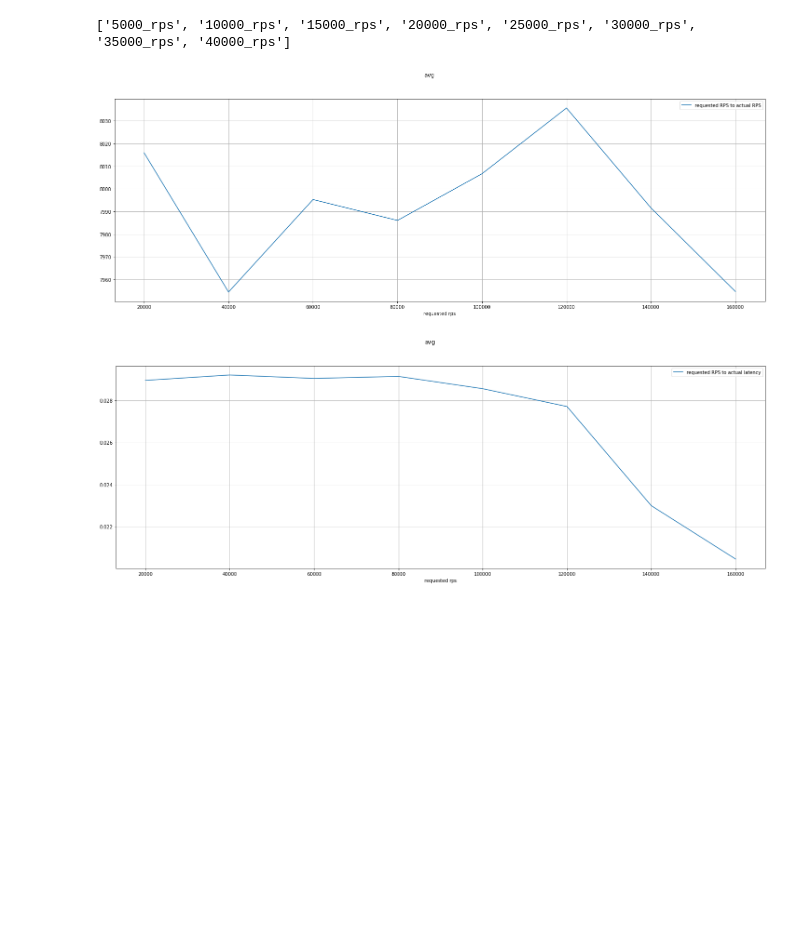
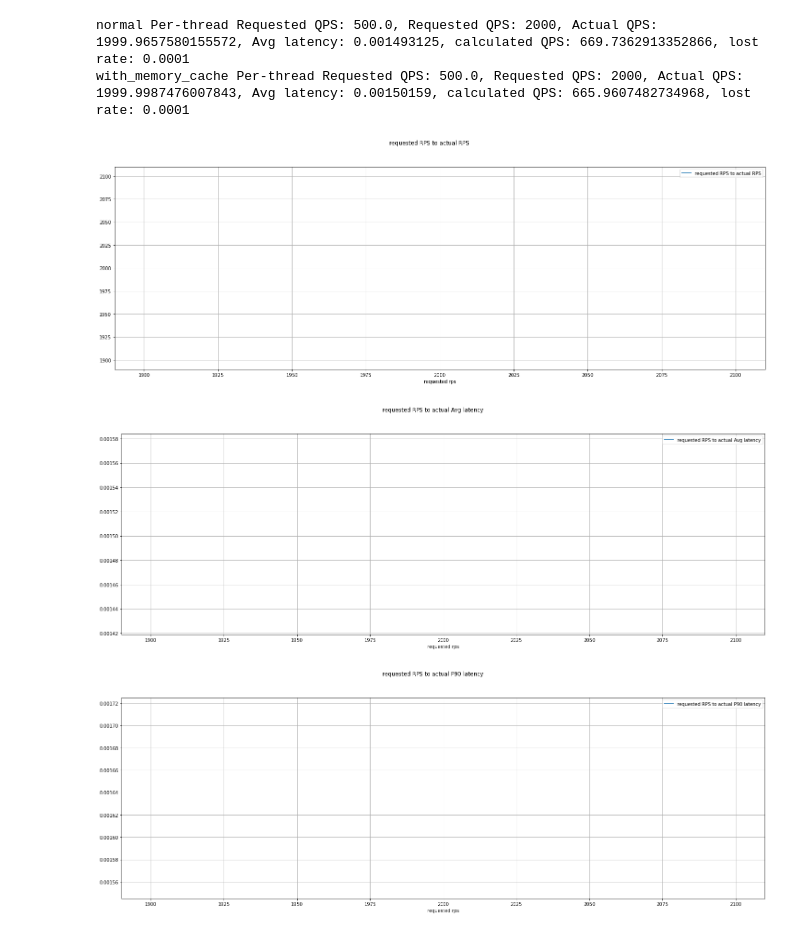
Before and after one commit to soulxu/envoy-benchmark, a Jupyter notebook: envoy_benchmark_suit_plots.ipynb, the cells around one changed output. Drawn from its saved outputs; the diff is of its cells as text; code cells hidden in the pictures; blank space fills up the shorter version.

```diff
--- a/envoy_benchmark_suit_plots.ipynb
+++ b/envoy_benchmark_suit_plots.ipynb
@@ -54,7 +84,7 @@ import json
 import numpy as np
 import os
 
-benchmark_suit_dir = "./example_benchmark_suite"
+benchmark_suit_dir = "./benchmark_memory_test"
 benchmark_result_dir = benchmark_suit_dir + '/results'
 
 labels = []
@@ -64,12 +94,13 @@ data = {}
 
 requested_rps_to_actual_rps = {}
 requested_rps_to_actual_latency = {}
+requested_rps_to_actual_p90_latency = {}
 
 results = list(os.listdir(benchmark_result_dir))
 results.sort()
 
-results = sorted(results, key=lambda r: int(r.split('_')[0]) )
-print(results)
+#results = sorted(results, key=lambda r: int(r.split('_')[0]) )
+
 for benchmark_result in results:
     file_name = benchmark_result_dir + '/' + benchmark_result + '/nighthawk_result.json'
     f = open(file_name)
@@ -77,9 +108,24 @@ for benchmark_result in results:
     requested_rps_to_actual_rps[json_data['RequestedQPS']] = json_data['ActualQPS']
     requested_rps_to_actual_latency[json_data['RequestedQPS']] = json_data['DurationHistogram']['Avg']
 
+    num_requests = json_data['RequestedQPS'] * int(json_data['RequestedDuration'].split('s')[0])
+
+    print("%s Per-thread Requested QPS: %s, Requested QPS: %s, Actual QPS: %s, Avg latency: %s, calculated QPS: %s, lost rate: %.4f" % (
+        benchmark_result,
+        json_data['RequestedQPS']/4,
+        json_data['RequestedQPS'],
+        json_data['ActualQPS'],
+        json_data['DurationHistogram']['Avg'],
+        1 / json_data['DurationHistogram']['Avg'],
+        (num_requests - int(json_data['DurationHistogram']['Count']))/num_requests
+    ))
+    for d in json_data['DurationHistogram']['Percentiles']:
+        if d['Percentile'] == 90:
+            requested_rps_to_actual_p90_latency[json_data['RequestedQPS']] = d['Value']
+
 p1 = [
     {
-        'title': 'avg',
+        'title': 'requested RPS to actual RPS',
         'axs': [
             {
                 'label': 'requested RPS to actual RPS',
@@ -88,35 +134,50 @@ p1 = [
         ]
     }
 ]
 
 p2 = [
     {
-        'title': 'avg',
+        'title': 'requested RPS to actual Avg latency',
         'axs': [
             {
-                'label': 'requested RPS to actual latency',
+                'label': 'requested RPS to actual Avg latency',
                 'map': requested_rps_to_actual_latency
+            }
+        ]
+    }
+]
+
+p3 = [
+    {
+        'title': 'requested RPS to actual P90 latency',
+        'axs': [
+            {
+                'label': 'requested RPS to actual P90 latency',
+                'map': requested_rps_to_actual_p90_latency
             }
         ]
     }
 ]
 
 def generate_plots(everything_):
     for data_maps in everything_:
         fig, axs = plt.subplots(figsize=(25, 8), sharey=True)
         fig.suptitle(data_maps['title'])
         for axs_data in data_maps['axs']:
             axs.plot(list(axs_data['map'].keys()), list(axs_data['map'].values()), label=axs_data['label'])
         axs.grid(True)
         axs.legend()
         axs.set_xlabel('requested rps')
 
 
 generate_plots(p1)
 generate_plots(p2)
+generate_plots(p3)
 
 plt.show()
 # %% [output]
-['5000_rps', '10000_rps', '15000_rps', '20000_rps', '25000_rps', '30000_rps', '35000_rps', '40000_rps']
+normal Per-thread Requested QPS: 500.0, Requested QPS: 2000, Actual QPS: 1999.9657580155572, Avg latency: 0.001493125, calculated QPS: 669.7362913352866, lost rate: 0.0001
+with_memory_cache Per-thread Requested QPS: 500.0, Requested QPS: 2000, Actual QPS: 1999.9987476007843, Avg latency: 0.00150159, calculated QPS: 665.9607482734968, lost rate: 0.0001
-[figure, old version]
+[figure, new version]
-[figure, old version]
+[figure, new version]
+[figure, added]
```
Also changed, not shown: parts of 2 cells of this notebook, 4 other files.
